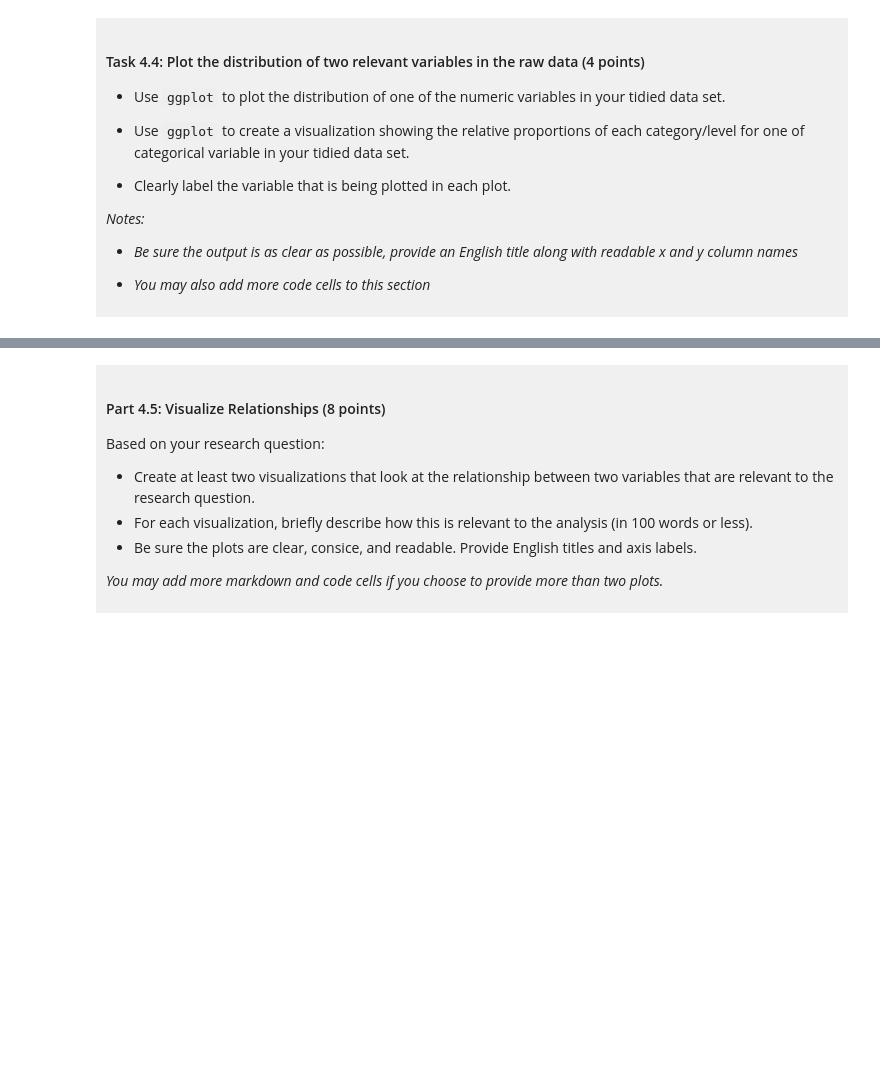
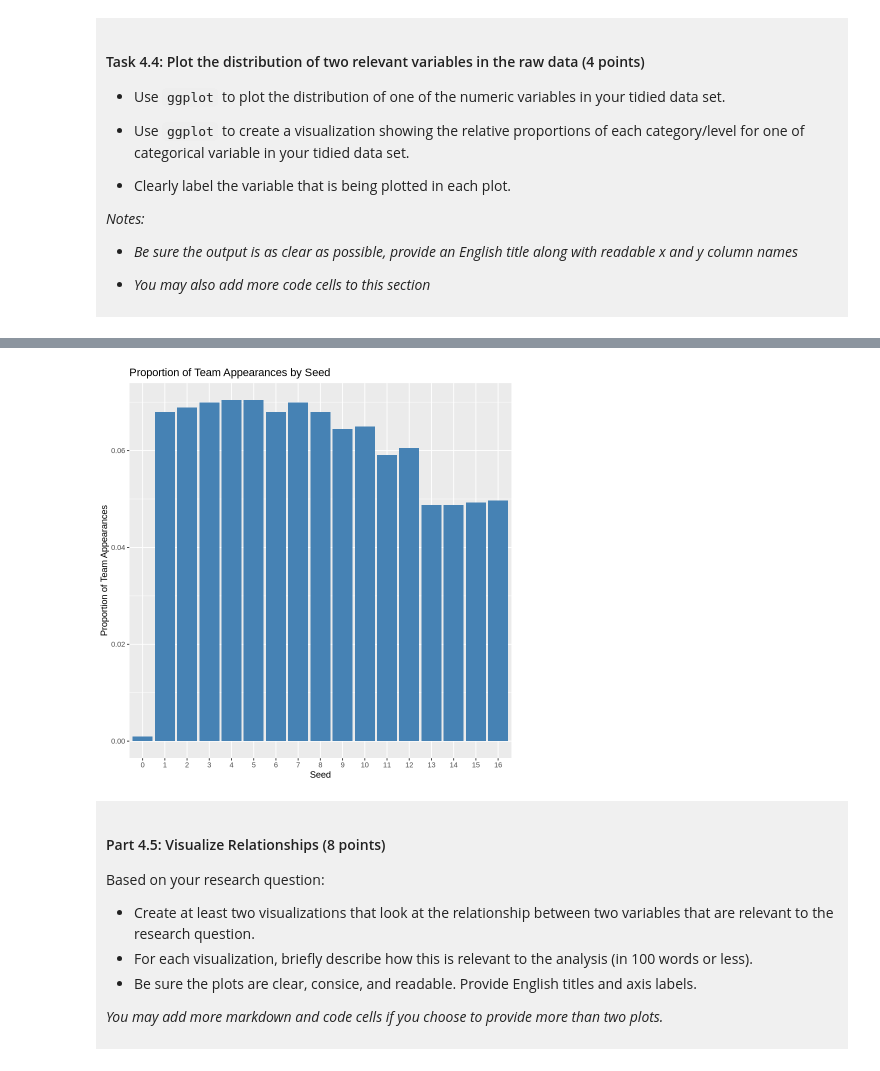
Before and after one commit to yiquanliao125-eng/dsci100---project---Vicky-Liao, a Jupyter notebook: dsci-100-project-notebook.ipynb, the cells around one changed output, grey strips where cells are left out. Saved outputs shown, nothing was run; the diff lists cells and outputs as text; code cells hidden in the pictures; blank space fills up the shorter version.

```diff
--- a/dsci-100-project-notebook.ipynb
+++ b/dsci-100-project-notebook.ipynb
@@ -303,5 +364,22 @@ You will refine your research question (if needed) and produce a tidy data set.
 # %%
-### EDIT THIS CODE CELL FOR PLOT 2 ###
+# Calculate the proportion of appearances for each seed
+
+seed_proportions <- tidy_data |>
+    count(seed) |>
+    mutate(proportion = n / sum(n))
+
+# Plot seed categories and their proportions
+seed_plot <- ggplot(
+    seed_proportions,
+    aes(x = factor(seed), y = proportion)) +
+    geom_bar(stat = "identity", fill = "steelblue") +
+    labs(title = "Proportion of Team Appearances by Seed",
+        x = "Seed",
+        y = "Proportion of Team Appearances")
+
+seed_plot
+# %% [output]
+[figure, added]
 # %% [markdown]
 <div style="background-color: #f0f0f0; padding: 10px;">
 
```
Also changed, not shown: parts of 9 cells of this notebook.
